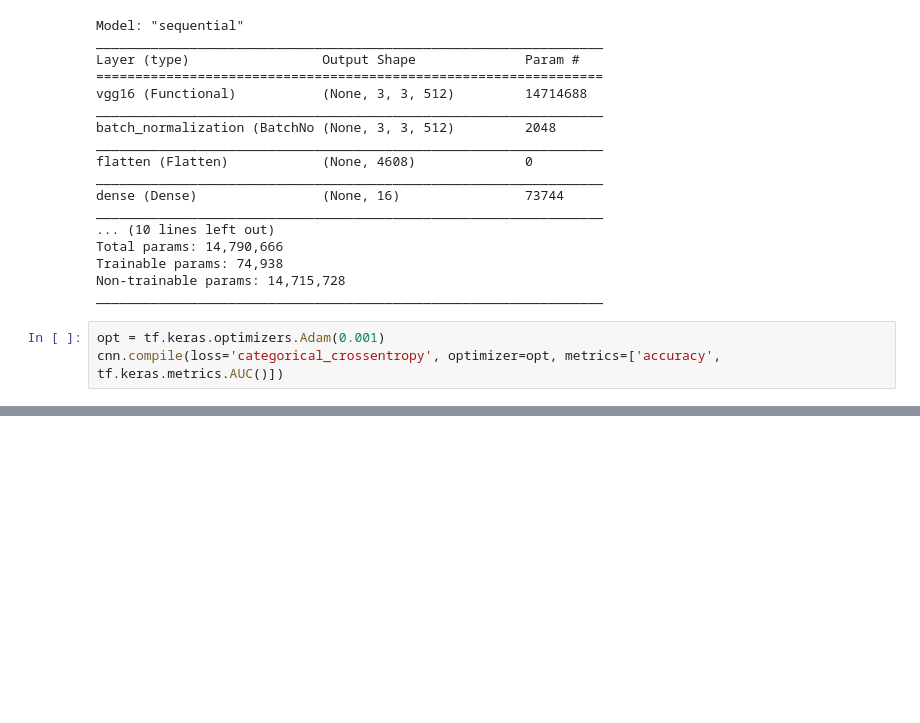
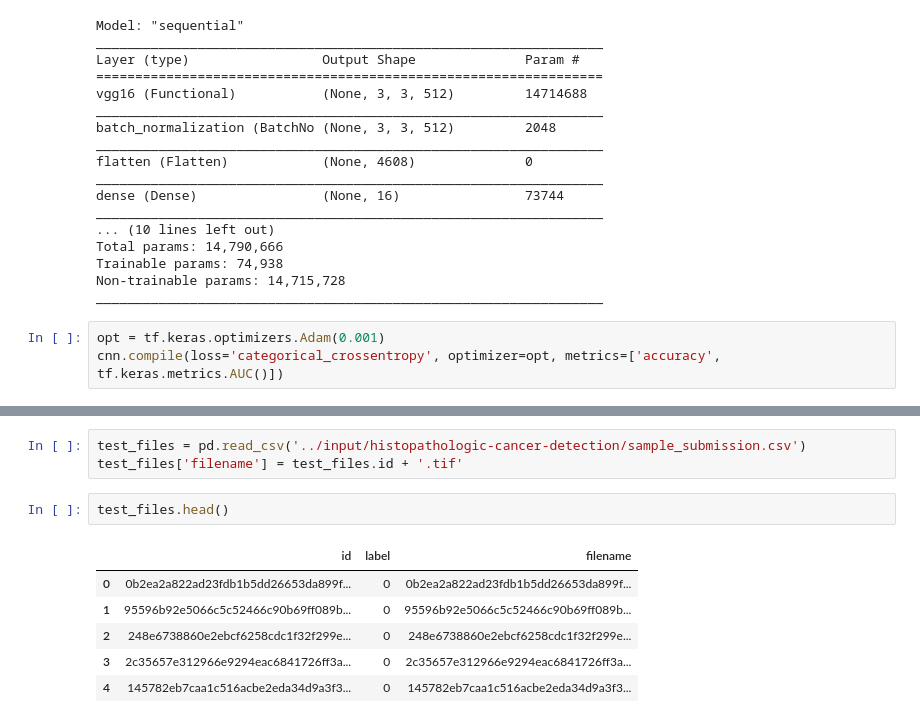
Before and after one commit to rorrostieta/competition_cancer_detection, a Jupyter notebook: kaggle-competition-cancer-detection.ipynb, the cells around one changed output, grey strips where cells are left out. Cells and saved outputs as stored; diff of their text form; blank space fills up the shorter version.

Commit message:
Kaggle Notebook | Kaggle Competition Cancer Detection | Version 11

```diff
--- a/kaggle-competition-cancer-detection.ipynb
+++ b/kaggle-competition-cancer-detection.ipynb
@@ -212,0 +224,12 @@ Wall time: 1h 13min 39s
+# %%
+test_files = pd.read_csv('../input/histopathologic-cancer-detection/sample_submission.csv')
+test_files['filename'] = test_files.id + '.tif'
+# %%
+test_files.head()
+# %% [output]
+|  | id | label | filename |
+| 0 | 0b2ea2a822ad23fdb1b5dd26653da899f... | 0 | 0b2ea2a822ad23fdb1b5dd26653da899f... |
+| 1 | 95596b92e5066c5c52466c90b69ff089b... | 0 | 95596b92e5066c5c52466c90b69ff089b... |
+| 2 | 248e6738860e2ebcf6258cdc1f32f299e... | 0 | 248e6738860e2ebcf6258cdc1f32f299e... |
+| 3 | 2c35657e312966e9294eac6841726ff3a... | 0 | 2c35657e312966e9294eac6841726ff3a... |
+| 4 | 145782eb7caa1c516acbe2eda34d9a3f3... | 0 | 145782eb7caa1c516acbe2eda34d9a3f3... |
```
Also changed, not shown: parts of 14 cells of this notebook.
